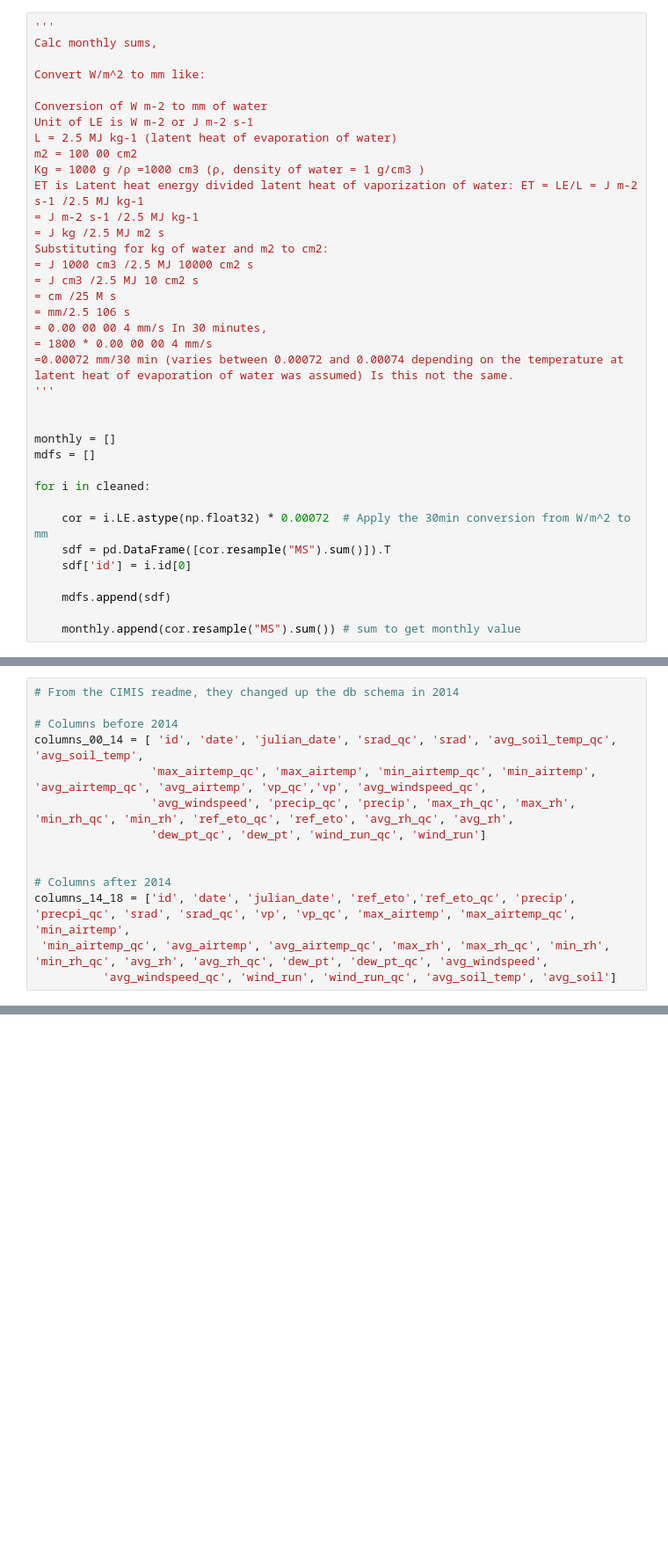
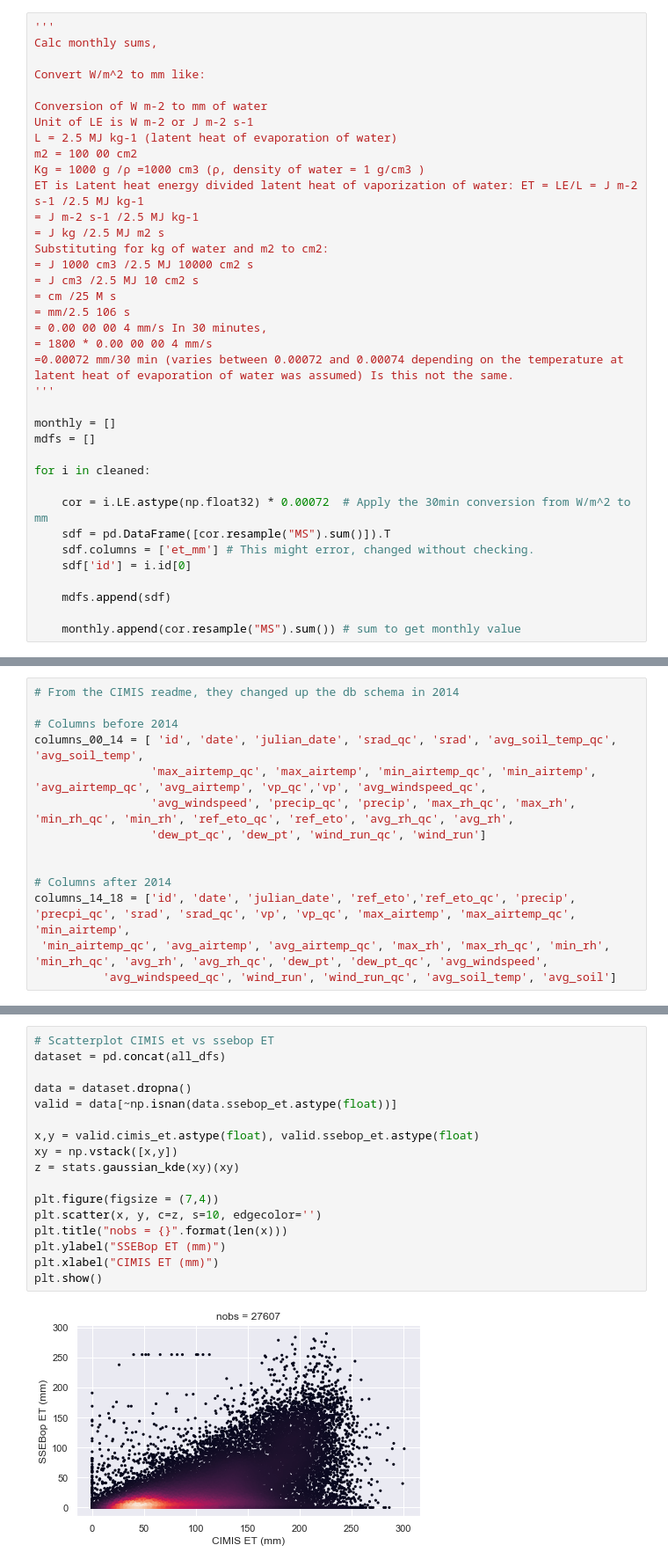
Before and after one commit to kashingtonDC/AmeriFlux, a Jupyter notebook: code/Assimilation.ipynb, the cells around one changed output, grey strips where cells are left out. Shown at 88% size. Cells and saved outputs as stored; diff of their text form; blank space fills up the shorter version.

Commit message:
add cimis / amflux comparison

```diff
--- a/code/Assimilation.ipynb
+++ b/code/Assimilation.ipynb
@@ -155,7 +156,6 @@ Substituting for kg of water and m2 to cm2:
 =0.00072 mm/30 min (varies between 0.00072 and 0.00074 depending on the temperature at latent heat of evaporation of water was assumed) Is this not the same.
 '''
 
-
 monthly = []
 mdfs = []
 
@@ -163,6 +163,7 @@ for i in cleaned:
 
     cor = i.LE.astype(np.float32) * 0.00072  # Apply the 30min conversion from W/m^2 to mm
     sdf = pd.DataFrame([cor.resample("MS").sum()]).T
+    sdf.columns = ['et_mm'] # This might error, changed without checking.
     sdf['id'] = i.id[0]
 
     mdfs.append(sdf)
@@ -735,0 +776,19 @@ for i in outdirs[:]:
+# %%
+# Scatterplot CIMIS et vs ssebop ET
+dataset = pd.concat(all_dfs)
+
+data = dataset.dropna()
+valid = data[~np.isnan(data.ssebop_et.astype(float))]
+
+x,y = valid.cimis_et.astype(float), valid.ssebop_et.astype(float)
+xy = np.vstack([x,y])
+z = stats.gaussian_kde(xy)(xy)
+
+plt.figure(figsize = (7,4))
+plt.scatter(x, y, c=z, s=10, edgecolor='')
+plt.title("nobs = {}".format(len(x)))
+plt.ylabel("SSEBop ET (mm)")
+plt.xlabel("CIMIS ET (mm)")
+plt.show()
+# %% [output]
+[figure, added]
```
Also changed, not shown: parts of 31 cells of this notebook.
